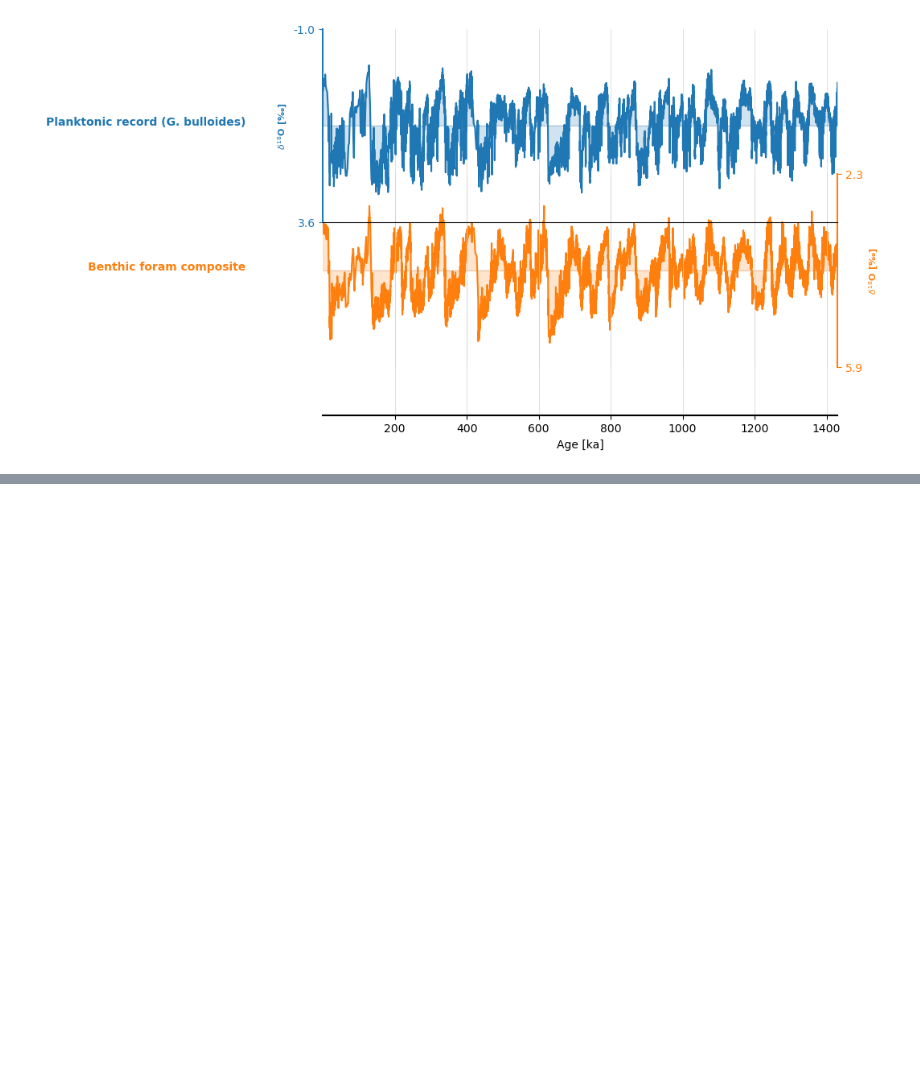
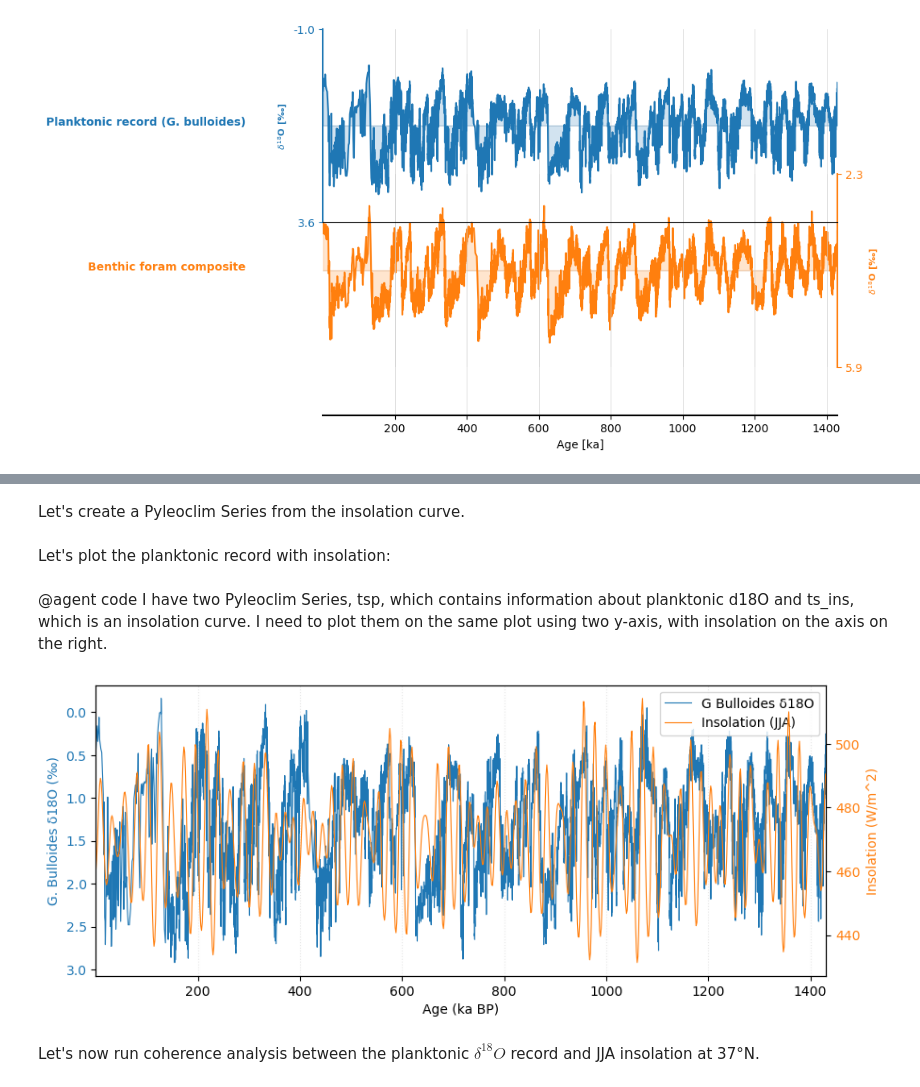
Before and after one commit to LinkedEarth/FreqFun, a Jupyter notebook: notebooks/IODP339-U1385.ipynb, the cells around one changed output, grey strips where cells are left out. Drawn from its saved outputs; the diff is of its cells as text; code cells hidden in the pictures; blank space fills up the shorter version.

Commit message:
Fleshed out coherence

```diff
--- a/notebooks/IODP339-U1385.ipynb
+++ b/notebooks/IODP339-U1385.ipynb
@@ -251,9 +231,85 @@ from climlab.solar.orbital import OrbitalTable
 from climlab.solar.insolation import daily_insolation
 import numpy as np
 
-kyears = np.linspace(-400, 0, 1001 ) # specify time interval and units
+kyears = np.linspace(-1500, 0, 1001 ) # specify time interval and units
 orb = OrbitalTable.interp(kyear=kyears) # subset of orbital parameters for specified time
 days = np.linspace(0, const.days_per_year, 365)
 
-Qsb = daily_insolation(lat_sb, days, orb) # generate insolation  at Sanbao latitude
+Qsb = daily_insolation(dsb.data['Latitude'].iloc[0], days, orb) # generate insolation  at IODP339-U1385 latitude
 Qsb_jja = np.mean(Qsb[:,151:243], axis=1)  # Julian days 152-243 are JJA
+# %% [markdown]
+Let's create a Pyleoclim Series from the insolation curve.
+# %%
+ts_ins = pyleo.Series(value = Qsb_jja, time = -kyears,
+                      value_name = 'Insolation', time_name = 'Age',
+                       value_unit = '$W/m^{2}$', time_unit='ky BP', label='Insolation', verbose=False )
+# %% [markdown]
+Let's plot the planktonic record with insolation:
+# %% [markdown]
+@agent code I have two Pyleoclim Series, tsp, which contains information about planktonic d18O and ts_ins, which is an insolation curve. I need to plot them on the same plot using two y-axis, with insolation on the axis on the right.
+# %%
+# This code plots the planktonic d18O Series (tsp) and the insolation Series (ts_ins) on the same figure with two y-axes. The left y-axis shows d18O (inverted, as customary), and the right y-axis shows insolation. It converts both Pyleoclim Series to pandas Series for straightforward plotting with matplotlib, aligns x-limits to their common time coverage, and combines legends from both axes.
+# Auto-generated by PaleoPal CodeGenerationAgent with contextual search
+
+# Plot planktonic \u03b418O (tsp) and insolation (ts_ins) on dual y-axes, with insolation on the right
+import matplotlib.pyplot as plt
+import pandas as pd
+
+# Convert Pyleoclim Series to pandas Series (index=time, values=value)
+#tsp_pd = tsp.to_pandas(paleo_style=False)
+#ts_ins_pd = ts_ins.to_pandas(paleo_style=False)
+
+# Extract numpy arrays for plotting
+#x1 = tsp_pd.index.values
+#y1 = tsp_pd.values
+
+#x2 = ts_ins_pd.index.values
+#y2 = ts_ins_pd.values
+
+#DK: Going through Pandas is technically correct but right now Matplotlib cannot plot large datetime values
+
+x1 = tsp.time
+y1 = tsp.value
+
+x2 = ts_ins.time
+y2 = ts_ins.value
+
+# Create figure and primary axis
+fig, ax = plt.subplots(figsize=(10, 4))
+
+# Left y-axis: planktonic \u03b418O
+line1, = ax.plot(x1, y1, color="tab:blue", linewidth=0.8, label="G Bulloides \u03b418O")
+ax.set_ylabel("G. Bulloides \u03b418O (\u2030)", color="tab:blue")
+ax.tick_params(axis="y", labelcolor="tab:blue")
+ax.invert_yaxis()
+
+# Right y-axis: insolation
+ax2 = ax.twinx()
+line2, = ax2.plot(x2, y2, color="tab:orange", linewidth=0.8, label="Insolation (JJA)")
+ax2.set_ylabel("Insolation (W/m^2)", color="tab:orange")
+ax2.tick_params(axis="y", labelcolor="tab:orange")
+
+# X-axis label and common limits
+ax.set_xlabel("Age (ka BP)")
+try:
+    xmin = max(float(x1.min()), float(x2.min()))
+    xmax = min(float(x1.max()), float(x2.max()))
+    if xmin < xmax:
+        ax.set_xlim(xmin, xmax)
+except Exception:
+    # If limits cannot be computed, fall back to matplotlib defaults
+    pass
+
+# Combined legend
+lines = [line1, line2]
+labels = [l.get_label() for l in lines]
+ax.legend(lines, labels, loc="upper right")
+
+# Cosmetic tweaks
+ax.grid(True, axis="x", linestyle=":", alpha=0.3)
+#plt.tight_layout()
+plt.show()
+# %% [output]
+[figure, added]
+# %% [markdown]
+Let's now run coherence analysis between the planktonic $\delta^{18}O$ record and JJA insolation at 37°N.
```
Also changed, not shown: parts of 20 cells of this notebook, 1 other file.
